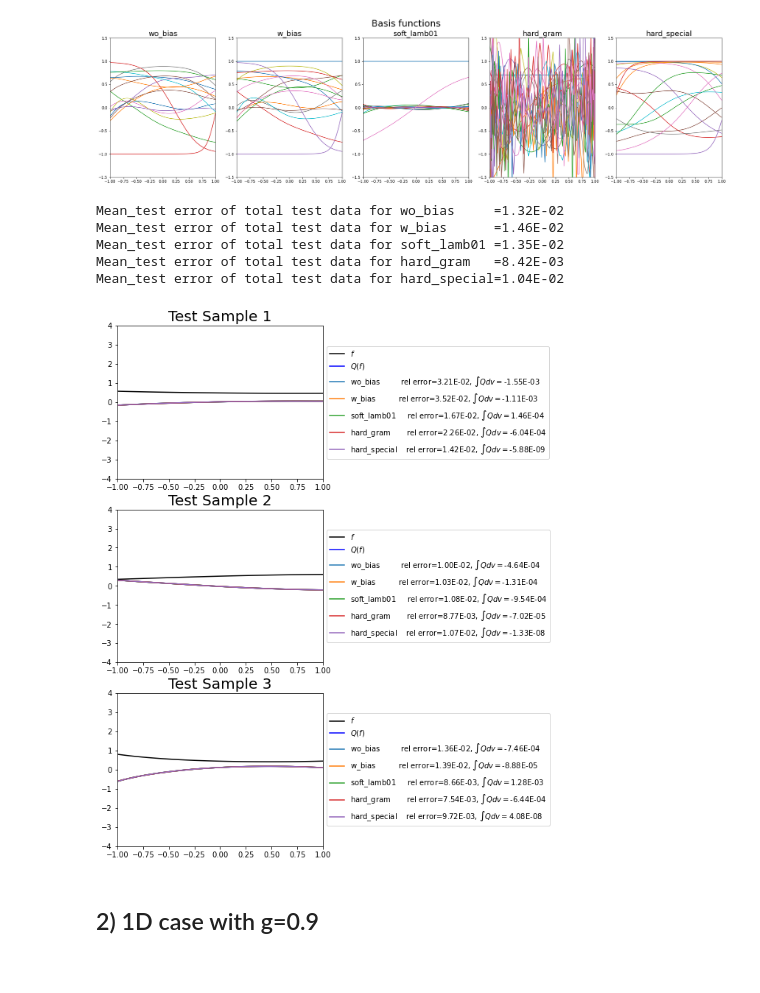
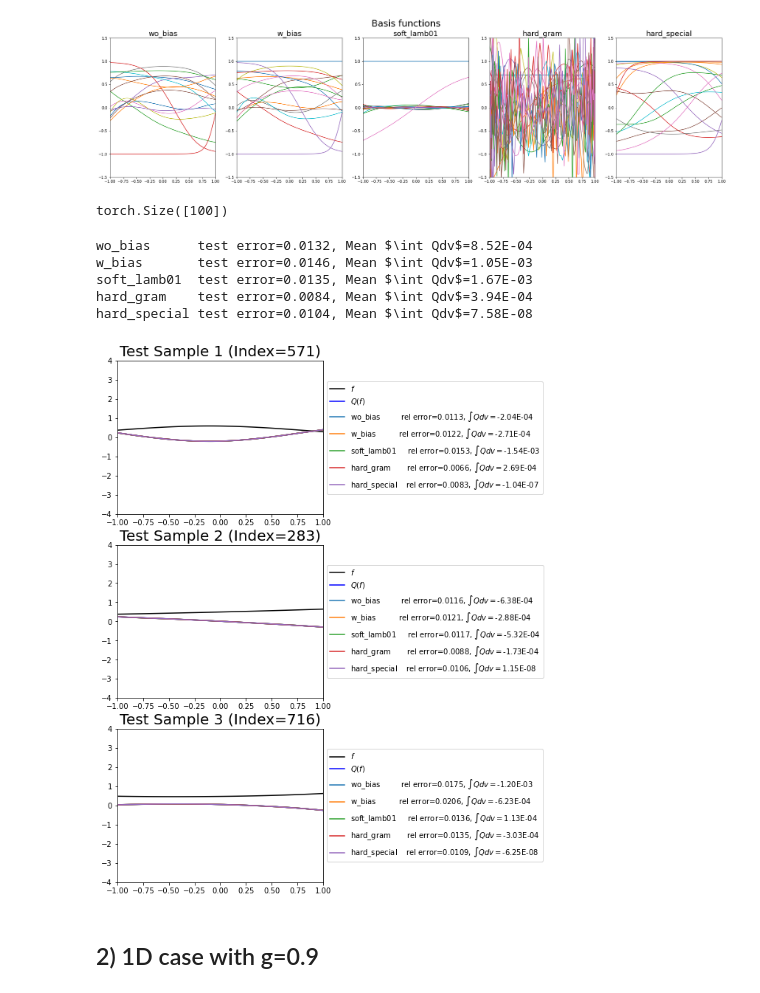
Before and after one commit to ScSteffen/CollisionOperatorLearning, a Jupyter notebook: analysis_entropy_HG.ipynb, the cells around one changed output. Cells and saved outputs as stored; diff of their text form; code cells hidden in the pictures.

```diff
--- a/analysis_entropy_HG.ipynb
+++ b/analysis_entropy_HG.ipynb
@@ -181,39 +181,39 @@ plt.show()
 # %%
 def rel_L2_error(pred, true):
     return (torch.sum((true-pred)**2, dim=-1)/torch.sum((true)**2, dim=-1))**0.5
+# %%
+quad_w.shape
+# %% [output]
+torch.Size([100])
 # %%
 num_plot=3
 plt.figure(figsize=(5,13))
 
 for plot_idx in range(num_plot):
     ax=plt.subplot(num_plot,1,plot_idx+1)
-    ax.set_title("Test Sample {}".format(str(plot_idx+1)), fontsize=20)
     data_idx=np.random.randint(test_data_f.shape[0])
-
+    ax.set_title("Test Sample {} (Index={})".format(str(plot_idx+1),data_idx), fontsize=20)
     ax.plot(grid.detach().cpu(), test_data_f[data_idx], '-k', label=r'$f$')
     ax.plot(grid.detach().cpu(), test_data_Q[data_idx], 'b', markersize=3, label=r'$Q(f)$')
     ax.set_xlim(-1,1)
     ax.set_ylim(-4,4)
     for idx in range(len(models)):
-        models[idx]
         prediction=models[idx](test_data_f[data_idx].reshape(1,1,-1).cuda(), grid).squeeze().detach().cpu()
-        ax.plot(grid.detach().cpu(), prediction, label=r"{:15s} rel error={:.2E}, $\int Q dv=${:.2E}".format(names[idx],rel_L2_error(prediction, test_data_Q[data_idx]),torch.sum(prediction*quad_w.detach().cpu())))
+        ax.plot(grid.detach().cpu(), prediction, label=r"{:15s} rel error={:.4f}, $\int Q dv=${:.2E}".format(names[idx],rel_L2_error(prediction, test_data_Q[data_idx]),torch.sum(prediction*quad_w.detach().cpu())))
         if plot_idx==0:
             prediction_all=models[idx](test_data_f.unsqueeze(1).cuda(), grid).squeeze().detach().cpu()
-            print("Mean_test error of total test data for {:12s}={:.2E}".format(names[idx], rel_L2_error(prediction_all, test_data_Q).mean()))
-#         print(names[idx])
-#         print("Rel error : {:.3f}".format(rel_L2_error(prediction, test_data_Q[data_idx])))
-#         print(r'$\int Q dv=${:.5f}'.format(torch.sum(prediction*quad_w.detach().cpu())))
-#         print(" ")
+            all_error=rel_L2_error(prediction_all, test_data_Q).mean()
+            all_Qdv=torch.mean(torch.abs(torch.sum(prediction_all*quad_w.detach().cpu(), axis=-1)))
+            print(r"{:12s} test error={:.4f}, Mean $\int Qdv$={:.2E}".format(names[idx],all_error, all_Qdv))
     ax.legend(loc='center left', bbox_to_anchor=(1, 0.5), fontsize=10)
 plt.show()
 # %% [output]
-Mean_test error of total test data for wo_bias     =1.32E-02
-Mean_test error of total test data for w_bias      =1.46E-02
-Mean_test error of total test data for soft_lamb01 =1.35E-02
-Mean_test error of total test data for hard_gram   =8.42E-03
-Mean_test error of total test data for hard_special=1.04E-02
+wo_bias      test error=0.0132, Mean $\int Qdv$=8.52E-04
+w_bias       test error=0.0146, Mean $\int Qdv$=1.05E-03
+soft_lamb01  test error=0.0135, Mean $\int Qdv$=1.67E-03
+hard_gram    test error=0.0084, Mean $\int Qdv$=3.94E-04
+hard_special test error=0.0104, Mean $\int Qdv$=7.58E-08
-[figure, old version]
+[figure, new version]
 # %% [markdown]
 ## 2) 1D case with g=0.9
 # %%
```
Also changed, not shown: parts of 12 cells of this notebook, 3 other files.
